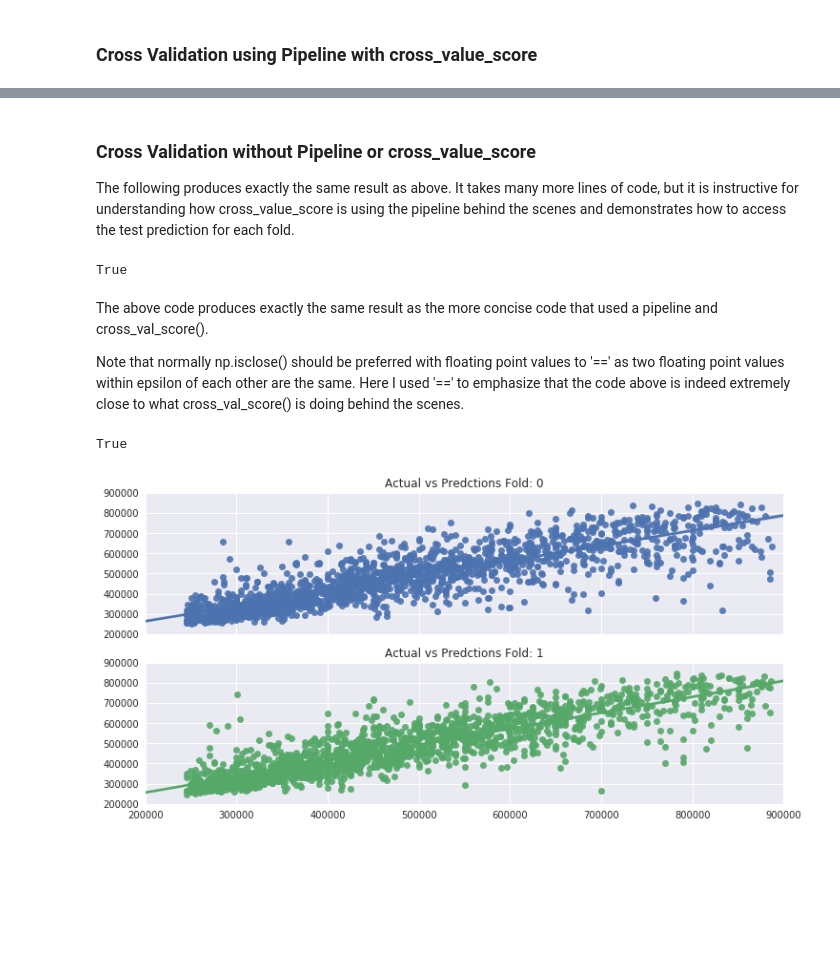
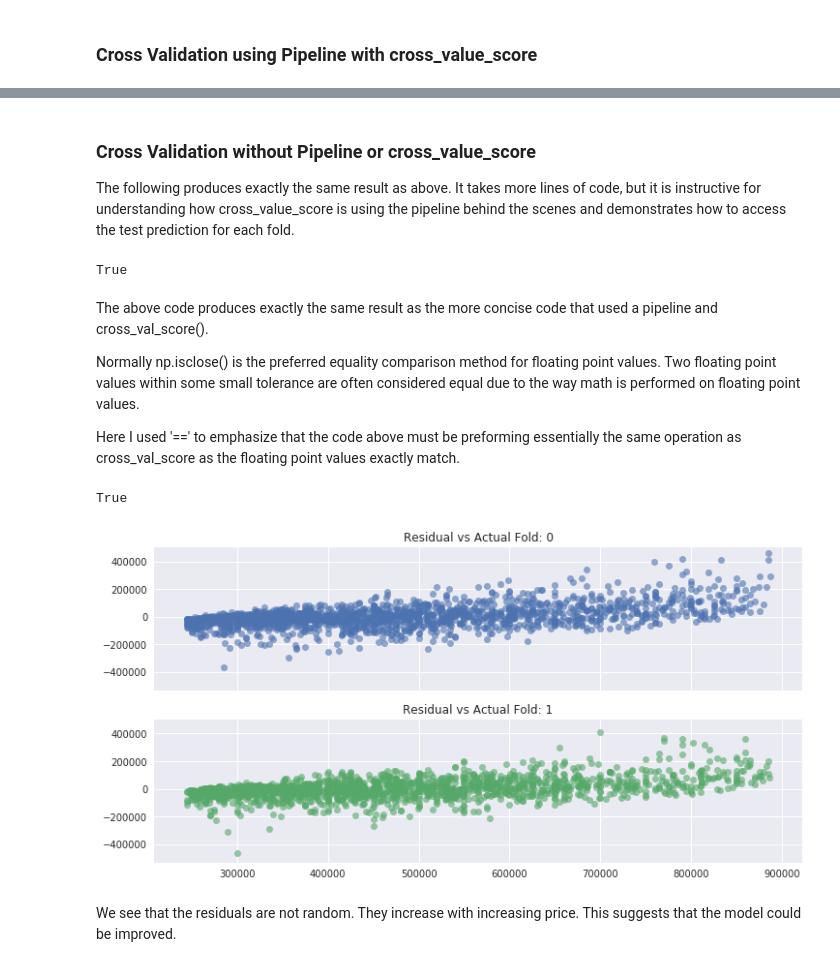
Before and after one commit to sdiehl28/Scikit-Learn-Workflow, a Jupyter notebook: projects/king_county_house/CV_Pipeline.ipynb, the cells around one changed output, grey strips where cells are left out. Drawn from its saved outputs; the diff is of its cells as text; code cells hidden in the pictures; blank space fills up the shorter version.

```diff
--- a/projects/king_county_house/CV_Pipeline.ipynb
+++ b/projects/king_county_house/CV_Pipeline.ipynb
@@ -270,15 +84,15 @@ The pipeline is:
 # create the feature selector
 from sklearn.ensemble import ExtraTreesRegressor
 from sklearn.feature_selection import SelectFromModel
-etree = ExtraTreesRegressor(n_jobs=-1, random_state=10000)
+etree = ExtraTreesRegressor(n_jobs=-1, n_estimators=50, random_state=108)
 selector = SelectFromModel(etree, threshold='median')
 # %%
-from sklearn.preprocessing import StandardScaler
+from sklearn.preprocessing import StandardScaler, RobustScaler, QuantileTransformer
 from sklearn.neighbors import KNeighborsRegressor
 from sklearn.pipeline import Pipeline
 from sklearn.model_selection import KFold, cross_val_score
-scale = StandardScaler()
-knn = KNeighborsRegressor(n_neighbors=10, weights='distance')
+scale = QuantileTransformer(output_distribution='normal', random_state=10)
+knn = KNeighborsRegressor(n_neighbors=12, p=2, weights='distance')
 
 pipe = Pipeline(steps=[('selector', selector), ('scale', scale), ('knn',knn)])
 
@@ -297,6 +111,6 @@ mad
 # %% [markdown]
 ### Cross Validation without Pipeline or cross_value_score
-The following produces exactly the same result as above.  It takes many more lines of code, but it is instructive for understanding how cross_value_score is using the pipeline behind the scenes and demonstrates how to access the test prediction for each fold.
+The following produces exactly the same result as above.  It takes more lines of code, but it is instructive for understanding how cross_value_score is using the pipeline behind the scenes and demonstrates how to access the test prediction for each fold.
 # %%
 # replace cross_val_score with the following for-loop, no pipeline
 from sklearn.metrics import mean_absolute_error
@@ -335,7 +149,9 @@ True
 # %% [markdown]
 The above code produces exactly the same result as the more concise code that used a pipeline and cross_val_score().
 
-Note that normally np.isclose() should be preferred with floating point values to '==' as two floating point values within epsilon of each other are the same.  Here I used '==' to emphasize that the code above is indeed extremely close to what cross_val_score() is doing behind the scenes.
+Normally np.isclose() is the preferred equality comparison method for floating point values.  Two floating point values within some small tolerance are often considered equal due to the way math is performed on floating point values.
+
+Here I used '==' to emphasize that the code above must be preforming essentially the same operation as cross_val_score as the floating point values exactly match.
 # %%
 # same as above, but with pipeline for preprocessing
 pipe = Pipeline(steps=[('selector', selector), ('scale', scale)])
@@ -347,37 +163,37 @@ for i, (train_idx, test_idx) in enumerate(cv.split(X)):
     # train
     X_train = X[train_idx, :]
     y_train = y[train_idx]
 
     X_train_std_pca = pipe.fit_transform(X_train, y_train)
 
     # test
     X_test = X[test_idx, :]
     y_test = y[test_idx]
 
     X_test_std_pca = pipe.transform(X_test)
 
     # fit model on train
     knn.fit(X_train_std_pca, y_train)
 
     # predict on test
     predictions = knn.predict(X_test_std_pca)
 
     # evaluate accuracy
     my_scores.append(mean_absolute_error(y_test, predictions))
 
-    # plot a couple fold results
+    # as we have our own for-loop, we can do anything with the scores for each fold
+    # for example, we could plot the residuals per fold
     if i < 2:
         #ax = axes[i//2, i%2]
         ax = axes[i]
-        ax.set(xlim=((200000,900000)), ylim=((200000,900000)))
-        ax.set_title(f'Actual vs Predctions Fold: {i}')
-        sns.regplot(y_test, predictions, scatter_kws={'alpha':0.9}, ax=ax)
-        # sns.regplot(x=np.array([200000,900000]), y=np.array([200000,900000]), color='blue', ax=ax)
-        # sns.regplot(y = y_test-predictions, x = y_test, scatter_kws={'alpha':0.6}, ax=ax)
+        ax.set_title(f'Residual vs Actual Fold: {i}')
+        sns.regplot(y = y_test-predictions, x = y_test, fit_reg=False, scatter_kws={'alpha':0.6}, ax=ax)
 
 # print results
 mad3 = -scores.mean()
 print(mad == mad3)
 # %% [output]
 True
-[figure, old version]
+[figure, new version]
+# %% [markdown]
+We see that the residuals are not random.  They increase with increasing price.  This suggests that the model could be improved.
```
Also changed, not shown: parts of 41 cells of this notebook, 4 other files.
